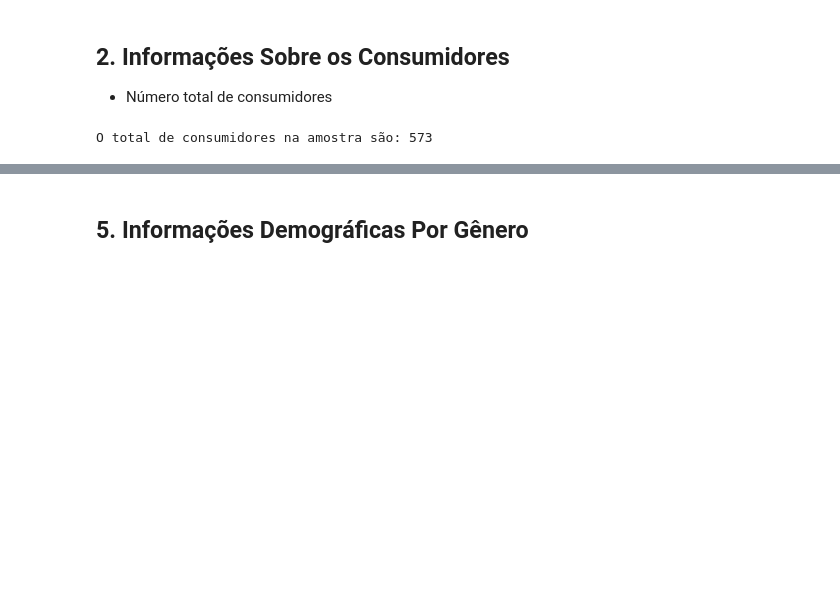
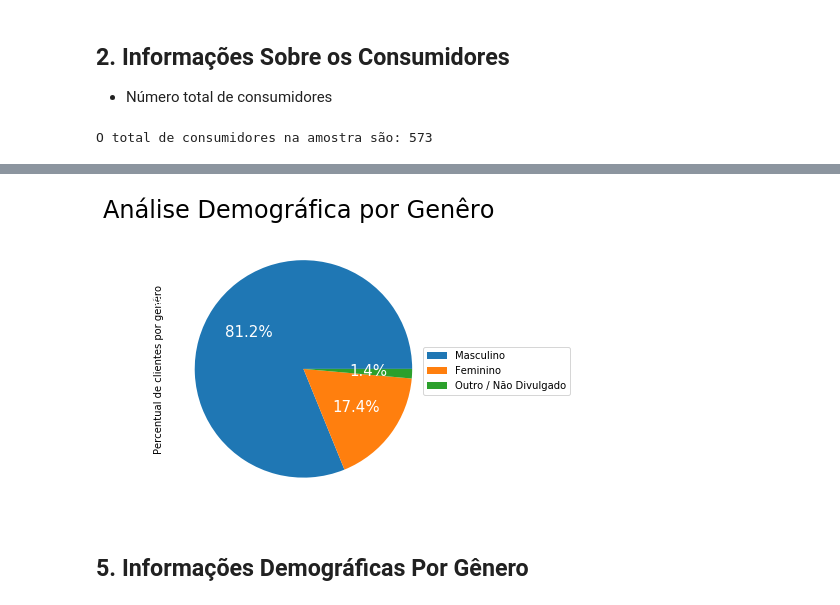
Before and after one commit to ralsouza/python_fundamentos, a Jupyter notebook: src/05_desafio/05_missao05.ipynb, the cells around one changed output, grey strips where cells are left out. Cells and saved outputs as stored; diff of their text form; code cells hidden in the pictures; blank space fills up the shorter version.

```diff
--- a/src/05_desafio/05_missao05.ipynb
+++ b/src/05_desafio/05_missao05.ipynb
@@ -174,3 +195,23 @@ O total de consumidores na amostra são: 573
+# %%
+# Executa um 'group by' na variável
+df = purchase_file['Sexo'].value_counts()
+
+# Execução do plot
+plt = df.plot.pie(autopct='%1.1f%%', fontsize=15,figsize=(5,5),textprops={'color':"w"})
+
+# Adiciona o título no plot
+pl.suptitle('Análise Demográfica por Genêro', fontsize=24)
+
+# Remove a label no eixo y
+pl.ylabel('Percentual de clientes por genêro')
+
+# Adiciona a legenda
+plt.legend(bbox_to_anchor=(1.5,0.6))
+
+# Processa o plot, escondendo a linha de saída
+pl.show()
+# %% [output]
+[figure, added]
 # %% [markdown]
 ## **5. Informações Demográficas Por Gênero**
 # %%
```
Also changed, not shown: parts of 9 cells of this notebook.
